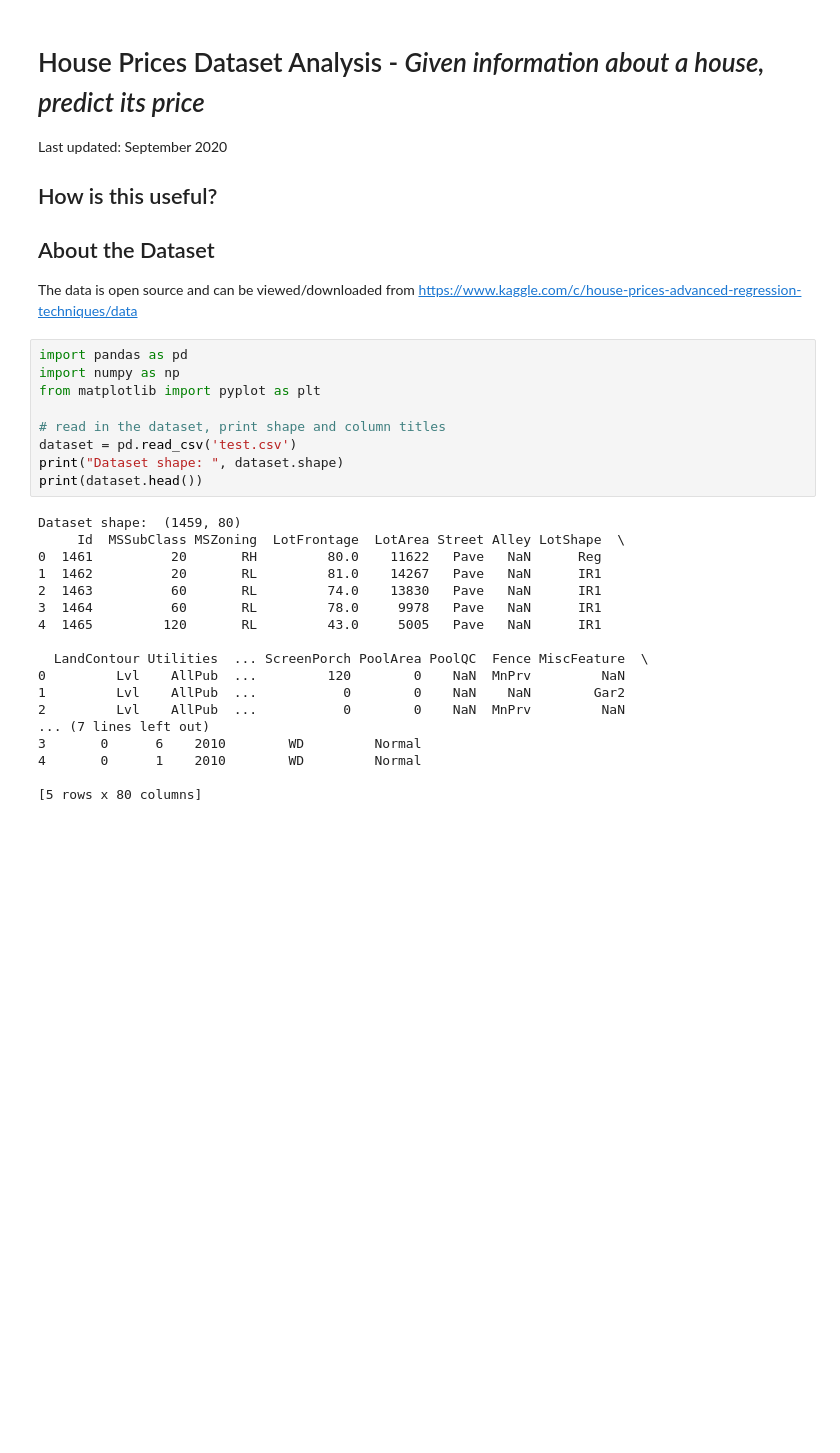
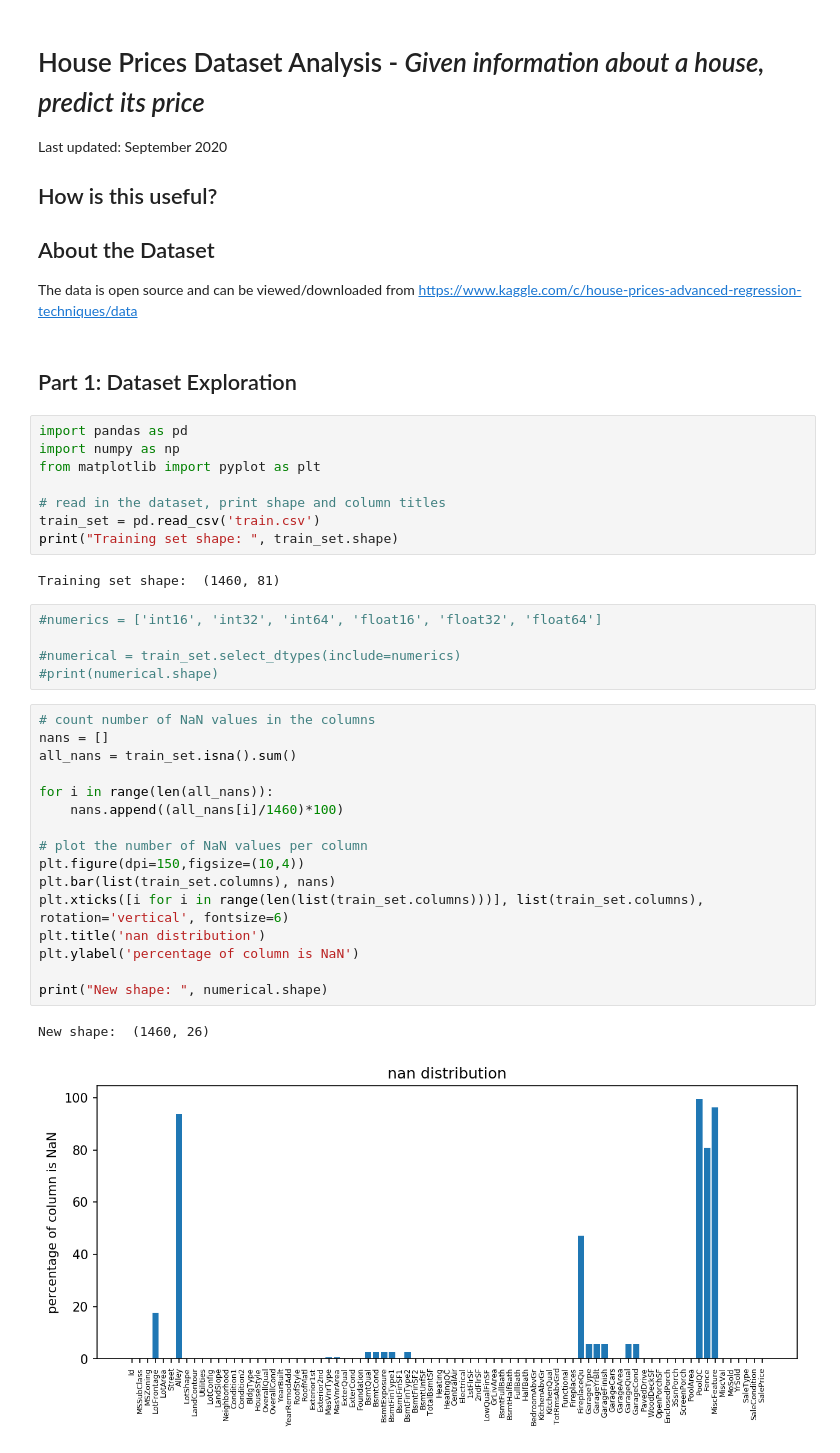
Before and after one commit to ricardomokhtari/Data-Science-Projects, a Jupyter notebook: house-prices/analysis.ipynb, the cells around one changed output. Cells and saved outputs as stored; diff of their text form; blank space fills up the shorter version.

```diff
--- a/house-prices/analysis.ipynb
+++ b/house-prices/analysis.ipynb
@@ -12,30 +12,39 @@ Last updated: September 2020
 
 
 The data is open source and can be viewed/downloaded from https://www.kaggle.com/c/house-prices-advanced-regression-techniques/data
+# %% [markdown]
+## Part 1: Dataset Exploration
 # %%
 import pandas as pd
 import numpy as np
 from matplotlib import pyplot as plt
 
 # read in the dataset, print shape and column titles
-dataset = pd.read_csv('test.csv')
-print("Dataset shape: ", dataset.shape)
-print(dataset.head())
+train_set = pd.read_csv('train.csv')
+print("Training set shape: ", train_set.shape)
 # %% [output]
-Dataset shape:  (1459, 80)
-     Id  MSSubClass MSZoning  LotFrontage  LotArea Street Alley LotShape  \
-0  1461          20       RH         80.0    11622   Pave   NaN      Reg
-1  1462          20       RL         81.0    14267   Pave   NaN      IR1
-2  1463          60       RL         74.0    13830   Pave   NaN      IR1
-3  1464          60       RL         78.0     9978   Pave   NaN      IR1
-4  1465         120       RL         43.0     5005   Pave   NaN      IR1
-
-  LandContour Utilities  ... ScreenPorch PoolArea PoolQC  Fence MiscFeature  \
-0         Lvl    AllPub  ...         120        0    NaN  MnPrv         NaN
-1         Lvl    AllPub  ...           0        0    NaN    NaN        Gar2
-2         Lvl    AllPub  ...           0        0    NaN  MnPrv         NaN
-... (7 lines left out)
-3       0      6    2010        WD         Normal
-4       0      1    2010        WD         Normal
-
-[5 rows x 80 columns]
+Training set shape:  (1460, 81)
+# %%
+#numerics = ['int16', 'int32', 'int64', 'float16', 'float32', 'float64']
+
+#numerical = train_set.select_dtypes(include=numerics)
+#print(numerical.shape)
+# %%
+# count number of NaN values in the columns
+nans = []
+all_nans = train_set.isna().sum()
+
+for i in range(len(all_nans)):
+    nans.append((all_nans[i]/1460)*100)
+
+# plot the number of NaN values per column
+plt.figure(dpi=150,figsize=(10,4))
+plt.bar(list(train_set.columns), nans)
+plt.xticks([i for i in range(len(list(train_set.columns)))], list(train_set.columns), rotation='vertical', fontsize=6)
+plt.title('nan distribution')
+plt.ylabel('percentage of column is NaN')
+
+print("New shape: ", numerical.shape)
+# %% [output]
+New shape:  (1460, 26)
+[figure, added]
```
Also changed, not shown: parts of 8 cells of this notebook, 2 other files.
